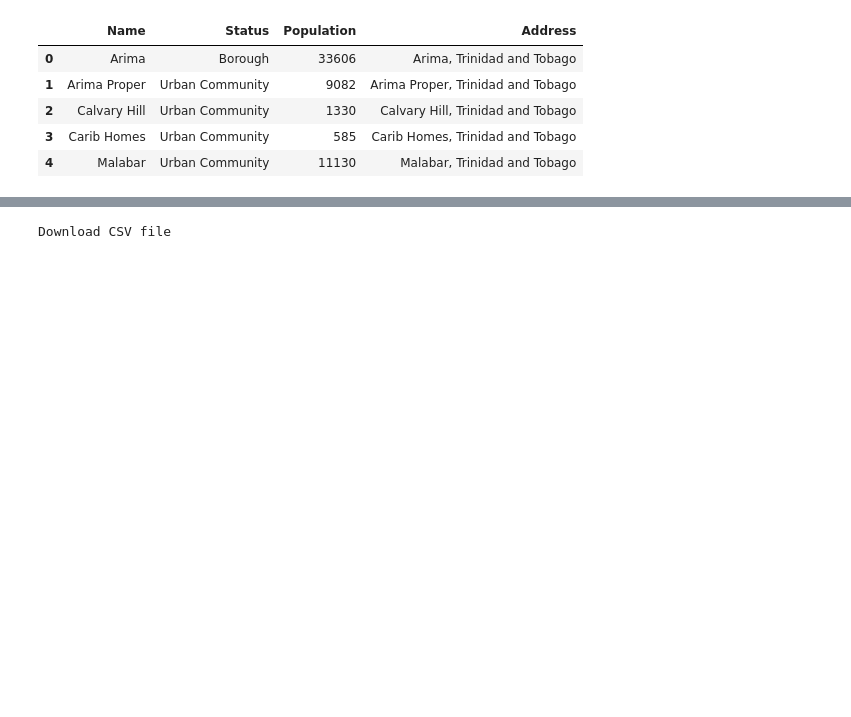
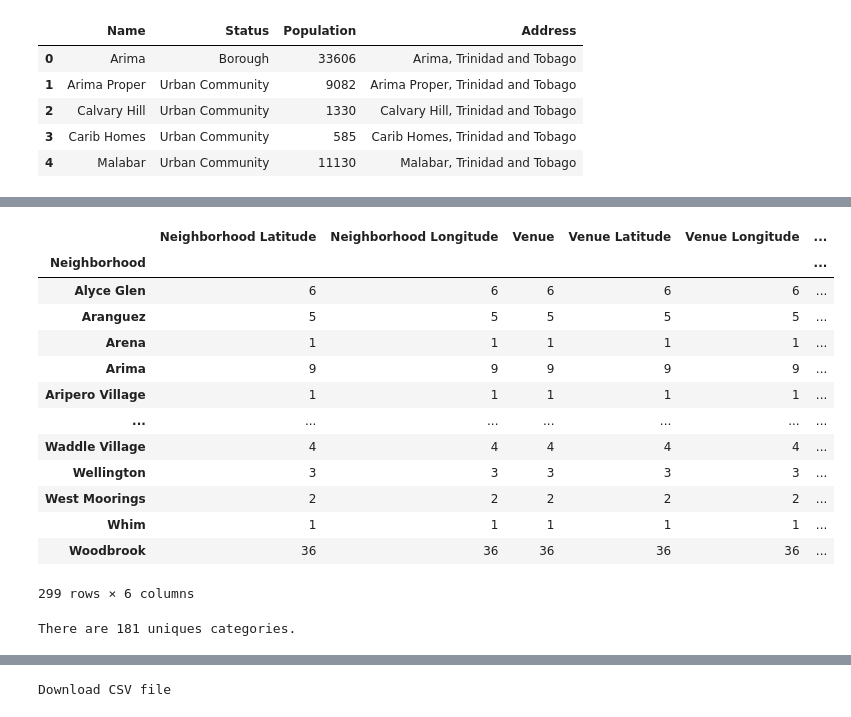
Before and after one commit to ssankar-23/Coursera_Capstone, a Jupyter notebook: Battle of the Neighborhoods.ipynb, the cells around one changed output, grey strips where cells are left out. Cells and saved outputs as stored; diff of their text form; code cells hidden in the pictures; blank space fills up the shorter version.

```diff
--- a/Battle of the Neighborhoods.ipynb
+++ b/Battle of the Neighborhoods.ipynb
@@ -143,0 +144,5 @@ df.head()
+# %%
+df.dropna(inplace=True)
+df.drop(['Address', 'location', 'point', 'altitude'], axis=1, inplace=True)
+df.reset_index(drop=True, inplace=True)
+df.head()
@@ -147,0 +298,21 @@ df.shape
+# %%
+tt_venues.groupby('Neighborhood').count()
+# %% [output]
+|  | Neighborhood Latitude | Neighborhood Longitude | Venue | Venue Latitude | Venue Longitude | ... |
+| Neighborhood |  |  |  |  |  | ... |
+| Alyce Glen | 6 | 6 | 6 | 6 | 6 | ... |
+| Aranguez | 5 | 5 | 5 | 5 | 5 | ... |
+| Arena | 1 | 1 | 1 | 1 | 1 | ... |
+| Arima | 9 | 9 | 9 | 9 | 9 | ... |
+| Aripero Village | 1 | 1 | 1 | 1 | 1 | ... |
+| ... | ... | ... | ... | ... | ... | ... |
+| Waddle Village | 4 | 4 | 4 | 4 | 4 | ... |
+| Wellington | 3 | 3 | 3 | 3 | 3 | ... |
+| West Moorings | 2 | 2 | 2 | 2 | 2 | ... |
+| Whim | 1 | 1 | 1 | 1 | 1 | ... |
+| Woodbrook | 36 | 36 | 36 | 36 | 36 | ... |
+299 rows × 6 columns
+# %%
+print('There are {} uniques categories.'.format(len(tt_venues['Venue Category'].unique())))
+# %% [output]
+There are 181 uniques categories.
```
Also changed, not shown: parts of 36 cells of this notebook.
